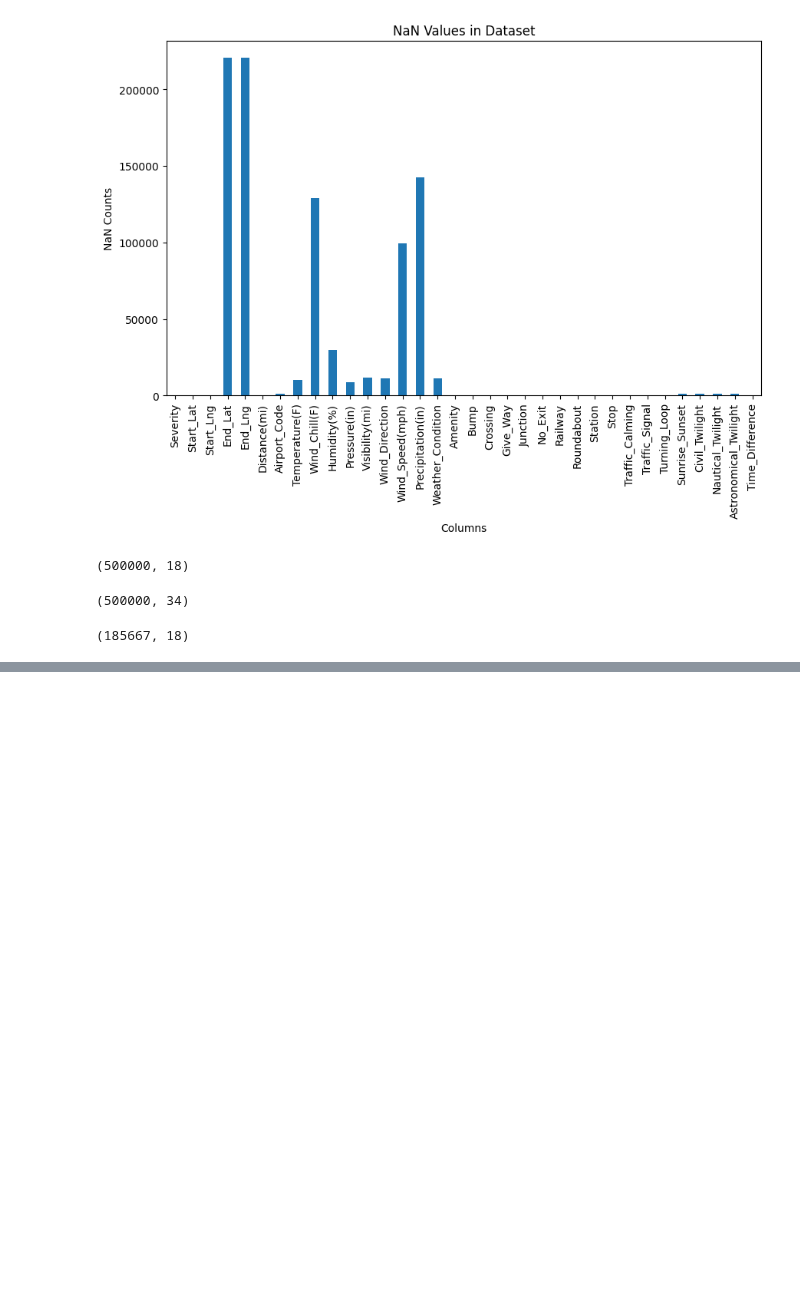
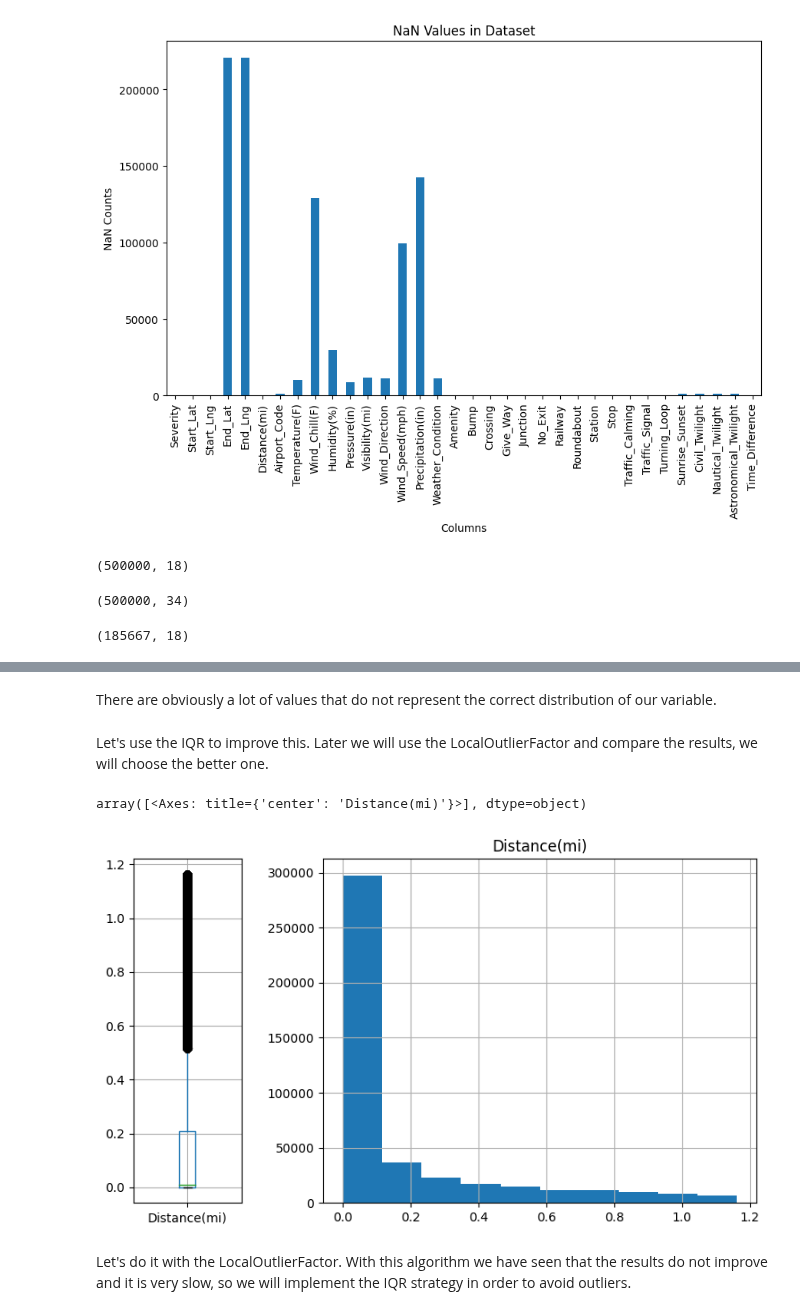
Before and after one commit to pol-resina/US-Accidents, a Jupyter notebook: notebooks/data_visualisation.ipynb, the cells around one changed output, grey strips where cells are left out. Cells and saved outputs as stored; diff of their text form; code cells hidden in the pictures; blank space fills up the shorter version.

```diff
--- a/notebooks/data_visualisation.ipynb
+++ b/notebooks/data_visualisation.ipynb
@@ -304,0 +358,20 @@ plt.show()
+# %% [markdown]
+There are obviously a lot of values that do not represent the correct distribution of our variable.
+# %% [markdown]
+Let's use the IQR to improve this. Later we will use the LocalOutlierFactor and compare the results, we will choose the better one.
+# %%
+Q1 = data_without_nan['Distance(mi)'].quantile(0.25)
+Q3 = data_without_nan['Distance(mi)'].quantile(0.75)
+IQR = Q3 - Q1
+
+small_out = data_without_nan['Distance(mi)'] < (Q1 - 1.5 * IQR)
+big_out = data_without_nan['Distance(mi)'] > (Q3 + 1.5 * IQR)
+
+fig, axes = plt.subplots(1,2,gridspec_kw={'width_ratios': [1, 4]}, figsize=(9, 5))
+data_without_nan[~(small_out | big_out)].boxplot(column='Distance(mi)',ax=axes[0])
+data_without_nan[~(small_out | big_out)].hist(column='Distance(mi)',ax=axes[1])
+# %% [output]
+array([<Axes: title={'center': 'Distance(mi)'}>], dtype=object)
+[figure, added]
+# %% [markdown]
+Let's do it with the LocalOutlierFactor. With this algorithm we have seen that the results do not improve and it is very slow, so we will implement the IQR strategy in order to avoid outliers.
```
Also changed, not shown: parts of 54 cells of this notebook.
